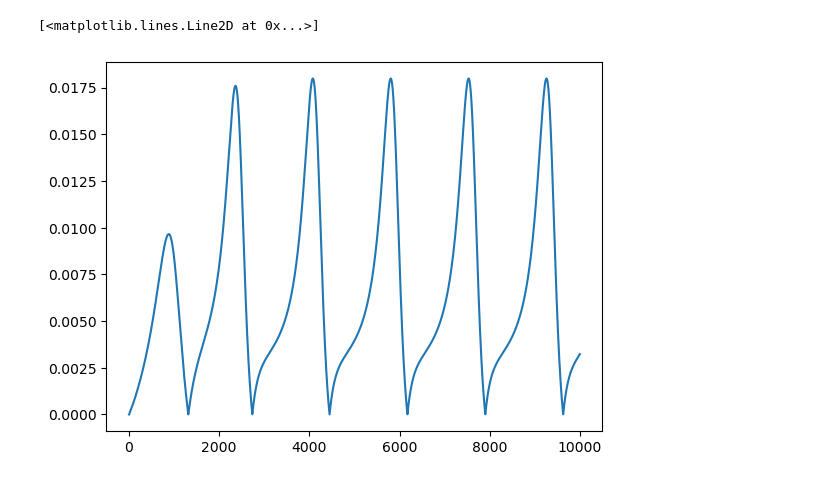
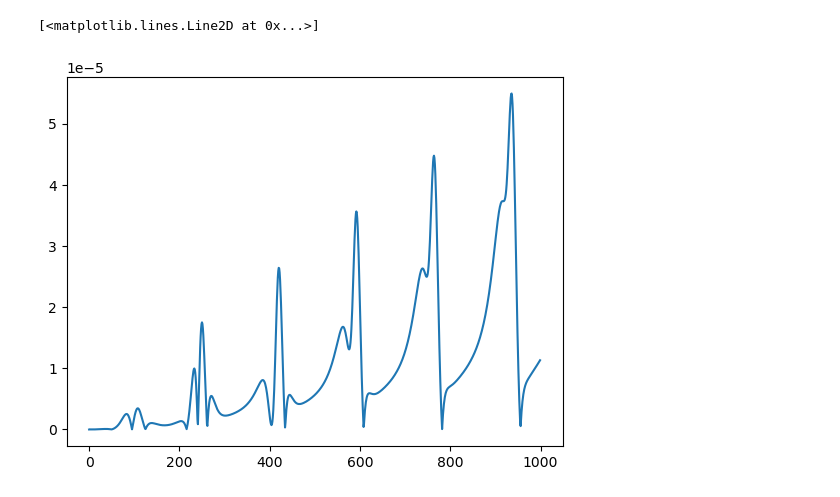
Before and after one commit to andresarias1105/MetodosII_AndresArias_JuanGuzman, a Jupyter notebook: Parcial 2/Rungekutta4-Bashford4-Moulton5.ipynb, the cells around one changed output. Drawn from its saved outputs; the diff is of its cells as text; code cells hidden in the pictures.

```diff
--- a/Parcial 2/Rungekutta4-Bashford4-Moulton5.ipynb
+++ b/Parcial 2/Rungekutta4-Bashford4-Moulton5.ipynb
@@ -62,0 +63,26 @@ plt.scatter(sol[:,0],sol[:,1],marker='.')
+# %%
+def IntegratorRunge(f,r0,t,mu):
+
+    h = t[1] - t[0]
+    print(h)
+
+    x = np.zeros_like(t)
+    vx = np.zeros_like(t)
+
+    x[0] = r0[0]
+    vx[0] = r0[1]
+
+    # RungeKutta4
+    for i in range(0,len(t)-1):
+        present = np.array([x[i],vx[i]])
+        K11 = f(present,t[i],mu)
+        K12 = f(present+0.5*K11*h,t[i]+0.5*h,mu)
+        K13 = f(present+0.5*K12*h,t[i]+0.5*h,mu)
+        K14 = f(present+K13*h,t[i]+h,mu)
+
+        x[i+1] = x[i] + h*(K11[0]+2*K12[0]+2*K13[0]+K14[0])/6
+        vx[i+1] = vx[i] + h*(K11[1]+2*K12[1]+2*K13[1]+K14[1])/6
+
+    return x, vx
+# %%
+IntegratorRunge(System,r0,t,1.3)
@@ -73,15 +118,15 @@ def IntegratorAdams(f,r0,t,mu):
     vx[0] = r0[1]
 
     # RungeKutta4
-    for i in range(1,4):
+    for i in range(0,3):
         present = np.array([x[i],vx[i]])
         K11 = f(present,t[i],mu)
         K12 = f(present+0.5*K11*h,t[i]+0.5*h,mu)
         K13 = f(present+0.5*K12*h,t[i]+0.5*h,mu)
         K14 = f(present+K13*h,t[i]+h,mu)
 
-        x[i] = x[i-1] + h*(K11[0]+2*K12[0]+2*K13[0]+K14[0])/6
-        vx[i] = vx[i-1] + h*(K11[1]+2*K12[1]+2*K13[1]+K14[1])/6
+        x[i+1] = x[i] + h*(K11[0]+2*K12[0]+2*K13[0]+K14[0])/6
+        vx[i+1] = vx[i] + h*(K11[1]+2*K12[1]+2*K13[1]+K14[1])/6
 
     xc = x.copy()
     vxc = vx.copy()
@@ -100,18 +145,15 @@ def IntegratorAdams(f,r0,t,mu):
         K13 = f(past2,t[i-3],mu)
         K14 = f(past3,t[i-4],mu)
 
-        x[i] = x[i-1] + (55*h*K11[0]/24 - 59*h*K12[0]/24 + 37*h*K13[0]/24 -3*h*K14[0]/8)
-        vx[i] = vx[i-1] + (55*h*K11[1]/24 - 59*h*K12[1]/24 + 37*h*K13[1]/24 -3*h*K14[1]/8)
-
-        xc[i] = x[i]
-        vxc[i] = vx[i]
+        x[i] = x[i-1] + h*(55*K11[0] - 59*K12[0] + 37*K13[0] -9*K14[0])/24
+        vx[i] = vx[i-1] + h*(55*K11[1] - 59*K12[1] + 37*K13[1] -9*K14[1])/24
 
         # Moulton
         futuro = np.array([x[i],vx[i]])
         K15 = f(futuro,t[i],mu)
 
-        xc[i] = xc[i-1] + (251*h*K15[0]/720 + 323*h*K11[0]/360 -11*h*K12[0]/30 + 53*h*K13[0]/360 - 19*h*K14[0]/720)
-        vxc[i] = vxc[i-1] + (251*h*K15[1]/720 + 323*h*K11[1]/360 -11*h*K12[1]/30 + 53*h*K13[1]/360 - 19*h*K14[1]/720)
+        xc[i] = xc[i-1] + h*(251*K15[0] + 646*K11[0] -264*K12[0] + 106*K13[0] - 19*K14[0])/720
+        vxc[i] = vxc[i-1] + h*(251*K15[1] + 646*K11[1] -264*K12[1] + 106*K13[1] - 19*K14[1])/720
 
     return x,vx,xc,vxc
 # %%
@@ -134,5 +181,5 @@ plt.scatter(t,sol2[2])
 # %%
-plt.plot(np.abs(sol2[2]-sol[:,0]))
+plt.plot(np.abs(sol2[0]-sol[:,0]))
 # %% [output]
 [<matplotlib.lines.Line2D at 0x...>]
-[figure, old version]
+[figure, new version]
```
Also changed, not shown: parts of 26 cells of this notebook.
